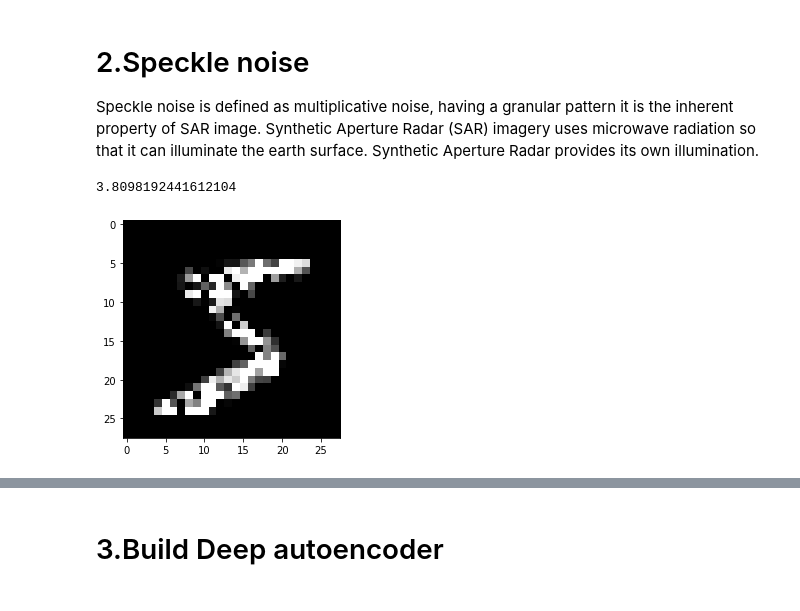
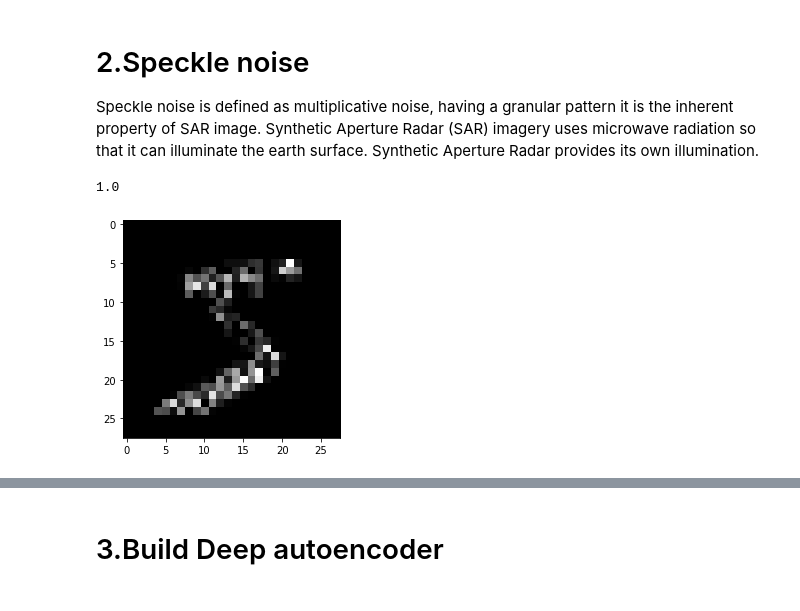
Before and after one commit to ecsquare/Deep-Compression-with-autoencoder, a Jupyter notebook: Compression_with_autoencoder.ipynb, the cells around one changed output, grey strips where cells are left out. Cells and saved outputs as stored; diff of their text form; code cells hidden in the pictures.

```diff
--- a/Compression_with_autoencoder.ipynb
+++ b/Compression_with_autoencoder.ipynb
@@ -84,11 +82,12 @@ def speckle_noise(arr):
       return noisy
 # %%
 a=speckle_noise(X_train[0])
+a=a/(a.max())
 plt.imshow(a.reshape(28, 28), cmap=plt.get_cmap('gray'), vmin=0, vmax=1)
 print(a.max())
 # %% [output]
-3.8098192441612104
+1.0
-[figure, old version]
+[figure, new version]
 # %%
 def prepare_data_speckle(data):
   output = np.zeros(data.shape)
```
Also changed, not shown: parts of 11 cells of this notebook.
